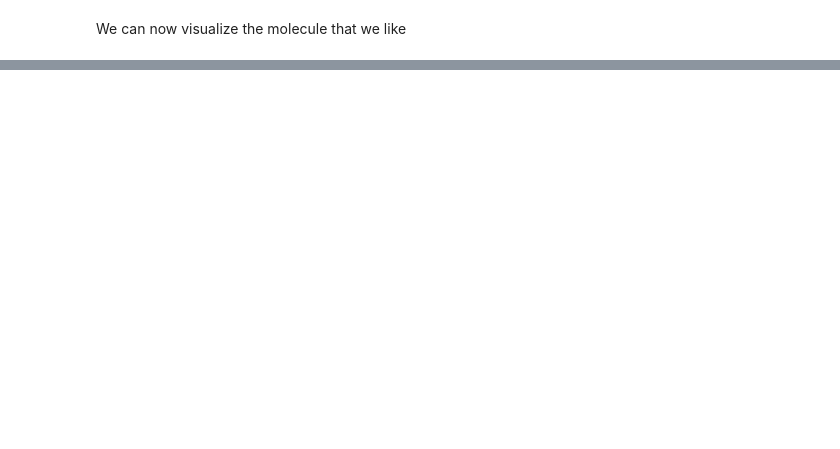
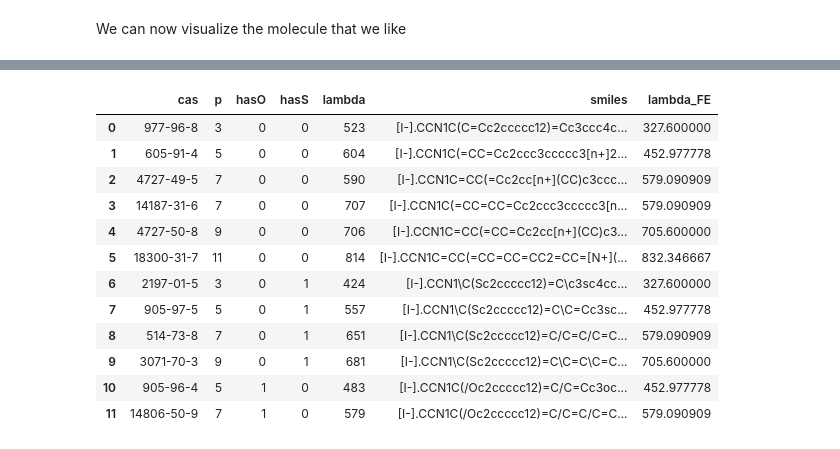
Before and after one commit to DavidShreve/PChemLab, a Jupyter notebook: ParticleBox_ModelingData.ipynb, the cells around one changed output, grey strips where cells are left out. Cells and saved outputs as stored; diff of their text form; code cells hidden in the pictures; blank space fills up the shorter version.

```diff
--- a/ParticleBox_ModelingData.ipynb
+++ b/ParticleBox_ModelingData.ipynb
@@ -48,0 +85,17 @@ display(Draw.MolToImage( Chem.MolFromSmiles(data.loc[index,'smiles']), size=(300
+# %%
+data['lambda_FE']=lambda_FE(data['p'])
+data
+# %% [output]
+|  | cas | p | hasO | hasS | lambda | smiles | lambda_FE |
+| 0 | 977-96-8 | 3 | 0 | 0 | 523 | [I-].CCN1C(C=Cc2ccccc12)=Cc3ccc4c... | 327.600000 |
+| 1 | 605-91-4 | 5 | 0 | 0 | 604 | [I-].CCN1C(=CC=Cc2ccc3ccccc3[n+]2... | 452.977778 |
+| 2 | 4727-49-5 | 7 | 0 | 0 | 590 | [I-].CCN1C=CC(=Cc2cc[n+](CC)c3ccc... | 579.090909 |
+| 3 | 14187-31-6 | 7 | 0 | 0 | 707 | [I-].CCN1C(=CC=CC=Cc2ccc3ccccc3[n... | 579.090909 |
+| 4 | 4727-50-8 | 9 | 0 | 0 | 706 | [I-].CCN1C=CC(=CC=Cc2cc[n+](CC)c3... | 705.600000 |
+| 5 | 18300-31-7 | 11 | 0 | 0 | 814 | [I-].CCN1C=CC(=CC=CC=CC2=CC=[N+](... | 832.346667 |
+| 6 | 2197-01-5 | 3 | 0 | 1 | 424 | [I-].CCN1\C(Sc2ccccc12)=C\c3sc4cc... | 327.600000 |
+| 7 | 905-97-5 | 5 | 0 | 1 | 557 | [I-].CCN1\C(Sc2ccccc12)=C\C=Cc3sc... | 452.977778 |
+| 8 | 514-73-8 | 7 | 0 | 1 | 651 | [I-].CCN1\C(Sc2ccccc12)=C/C=C/C=C... | 579.090909 |
+| 9 | 3071-70-3 | 9 | 0 | 1 | 681 | [I-].CCN1\C(Sc2ccccc12)=C\C=C\C=C... | 705.600000 |
+| 10 | 905-96-4 | 5 | 1 | 0 | 483 | [I-].CCN1C(/Oc2ccccc12)=C/C=Cc3oc... | 452.977778 |
+| 11 | 14806-50-9 | 7 | 1 | 0 | 579 | [I-].CCN1C(/Oc2ccccc12)=C/C=C/C=C... | 579.090909 |
```
Also changed, not shown: parts of 8 cells of this notebook, 1 other file.
